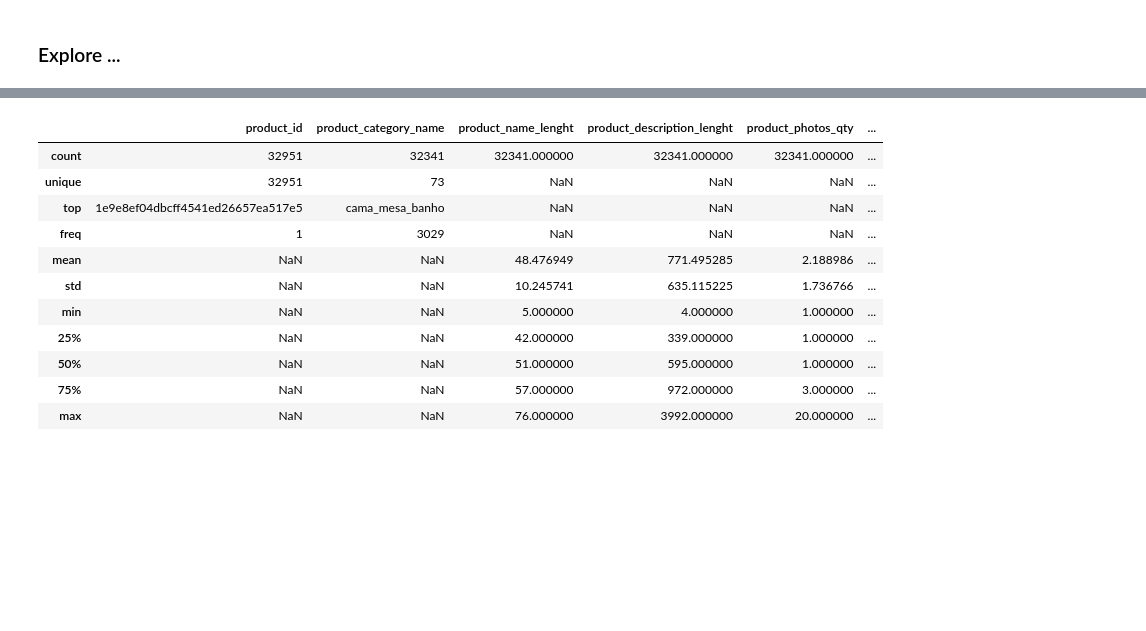
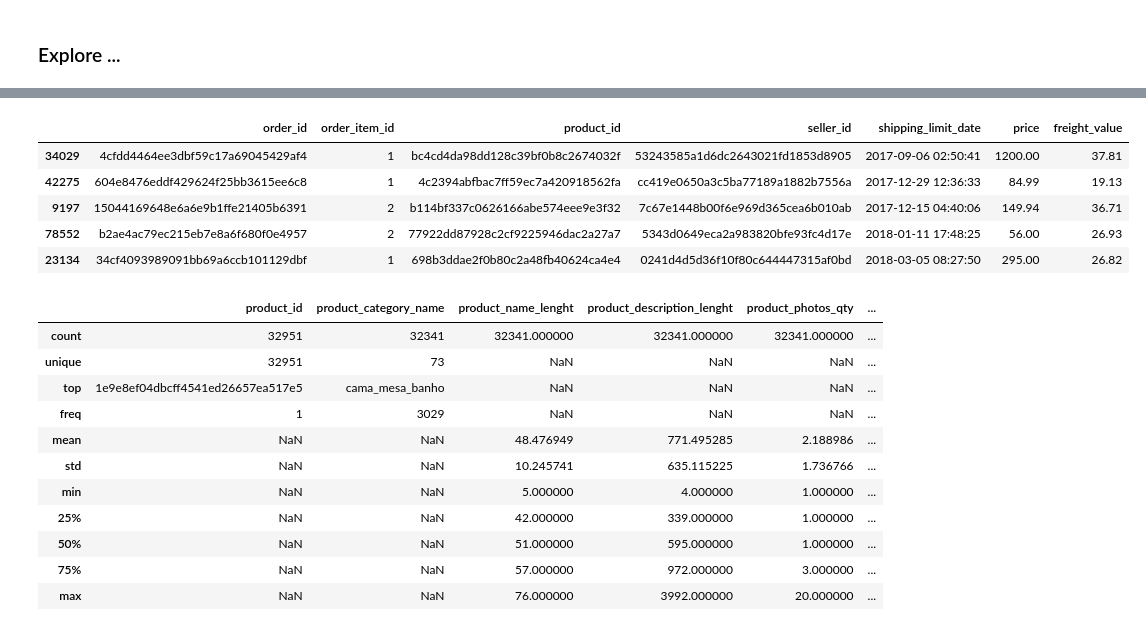
Before and after one commit to Dita-Ardelia/dashboard_sederhana, a Jupyter notebook: Notebook.ipynb, the cells around one changed output, grey strips where cells are left out. Saved outputs shown, nothing was run; the diff lists cells and outputs as text; code cells hidden in the pictures; blank space fills up the shorter version.

```diff
--- a/Notebook.ipynb
+++ b/Notebook.ipynb
@@ -166,3 +192,12 @@ dtype: int64
+# %%
+order_df.sample(5)
+# %% [output]
+|  | order_id | order_item_id | product_id | seller_id | shipping_limit_date | price | freight_value |
+| 34029 | 4cfdd4464ee3dbf59c17a69045429af4 | 1 | bc4cd4da98dd128c39bf0b8c2674032f | 53243585a1d6dc2643021fd1853d8905 | 2017-09-06 02:50:41 | 1200.00 | 37.81 |
+| 42275 | 604e8476eddf429624f25bb3615ee6c8 | 1 | 4c2394abfbac7ff59ec7a420918562fa | cc419e0650a3c5ba77189a1882b7556a | 2017-12-29 12:36:33 | 84.99 | 19.13 |
+| 9197 | 15044169648e6a6e9b1ffe21405b6391 | 2 | b114bf337c0626166abe574eee9e3f32 | 7c67e1448b00f6e969d365cea6b010ab | 2017-12-15 04:40:06 | 149.94 | 36.71 |
+| 78552 | b2ae4ac79ec215eb7e8a6f680f0e4957 | 2 | 77922dd87928c2cf9225946dac2a27a7 | 5343d0649eca2a983820bfe93fc4d17e | 2018-01-11 17:48:25 | 56.00 | 26.93 |
+| 23134 | 34cf4093989091bb69a6ccb101129dbf | 1 | 698b3ddae2f0b80c2a48fb40624ca4e4 | 0241d4d5d36f10f80c644447315af0bd | 2018-03-05 08:27:50 | 295.00 | 26.82 |
 # %%
 products_df.describe(include="all")
 # %% [output]
```
Also changed, not shown: parts of 20 cells of this notebook.
